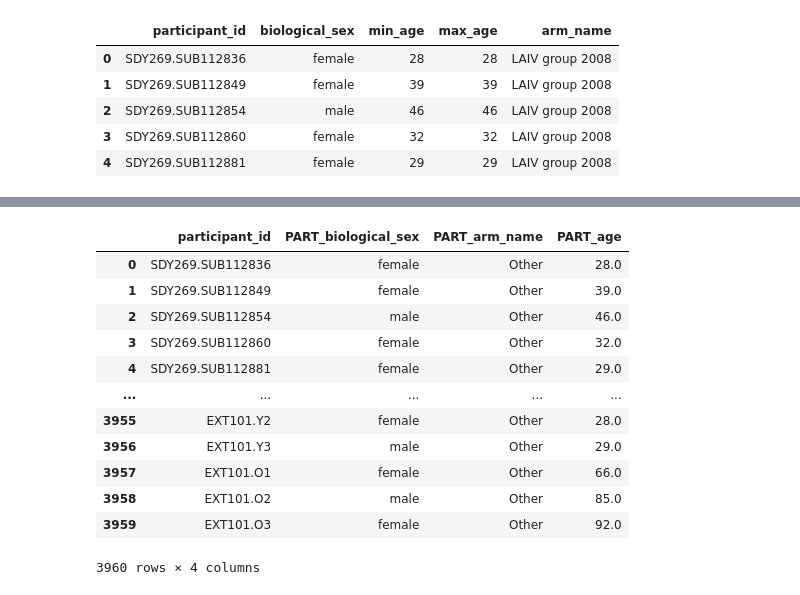
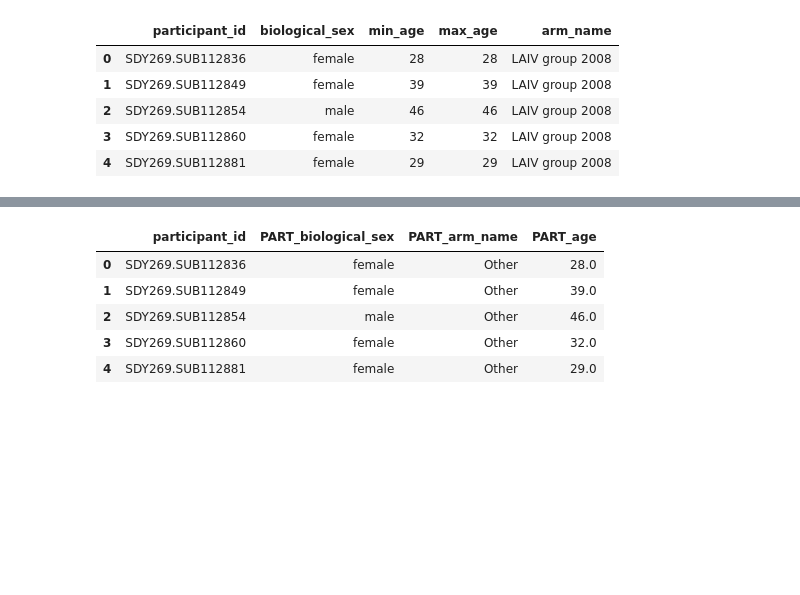
Before and after one commit to DirtyChay/cmi-flu-prediction-challenge-capstone, a Jupyter notebook: data_cleaning/train/clean_participants.ipynb, the cells around one changed output, grey strips where cells are left out. Cells and saved outputs as stored; diff of their text form; code cells hidden in the pictures; blank space fills up the shorter version.

```diff
--- a/data_cleaning/train/clean_participants.ipynb
+++ b/data_cleaning/train/clean_participants.ipynb
@@ -94,21 +93,14 @@ age: [28.  39.  46.  32.  29.  43.  31.  33.  25.  35.  44.  24.  65.  69.
  41.  18.  38.  28.5 23.5 70.5 38.5 24.5 92. ]
 # %%
 df.columns = ['participant_id'] + [f'PART_{c}' for c in df.columns[1:]]
-df
+df.head()
 # %% [output]
 |  | participant_id | PART_biological_sex | PART_arm_name | PART_age |
 | 0 | SDY269.SUB112836 | female | Other | 28.0 |
 | 1 | SDY269.SUB112849 | female | Other | 39.0 |
 | 2 | SDY269.SUB112854 | male | Other | 46.0 |
 | 3 | SDY269.SUB112860 | female | Other | 32.0 |
 | 4 | SDY269.SUB112881 | female | Other | 29.0 |
-| ... | ... | ... | ... | ... |
-| 3955 | EXT101.Y2 | female | Other | 28.0 |
-| 3956 | EXT101.Y3 | male | Other | 29.0 |
-| 3957 | EXT101.O1 | female | Other | 66.0 |
-| 3958 | EXT101.O2 | male | Other | 85.0 |
-| 3959 | EXT101.O3 | female | Other | 92.0 |
-3960 rows × 4 columns
 # %%
 # Save the cleaned dataset to the cleaned_data folder
 os.makedirs(CLEAN_DATA_PATH, exist_ok=True)
```
Also changed, not shown: parts of 2 cells of this notebook, 13 other files.
